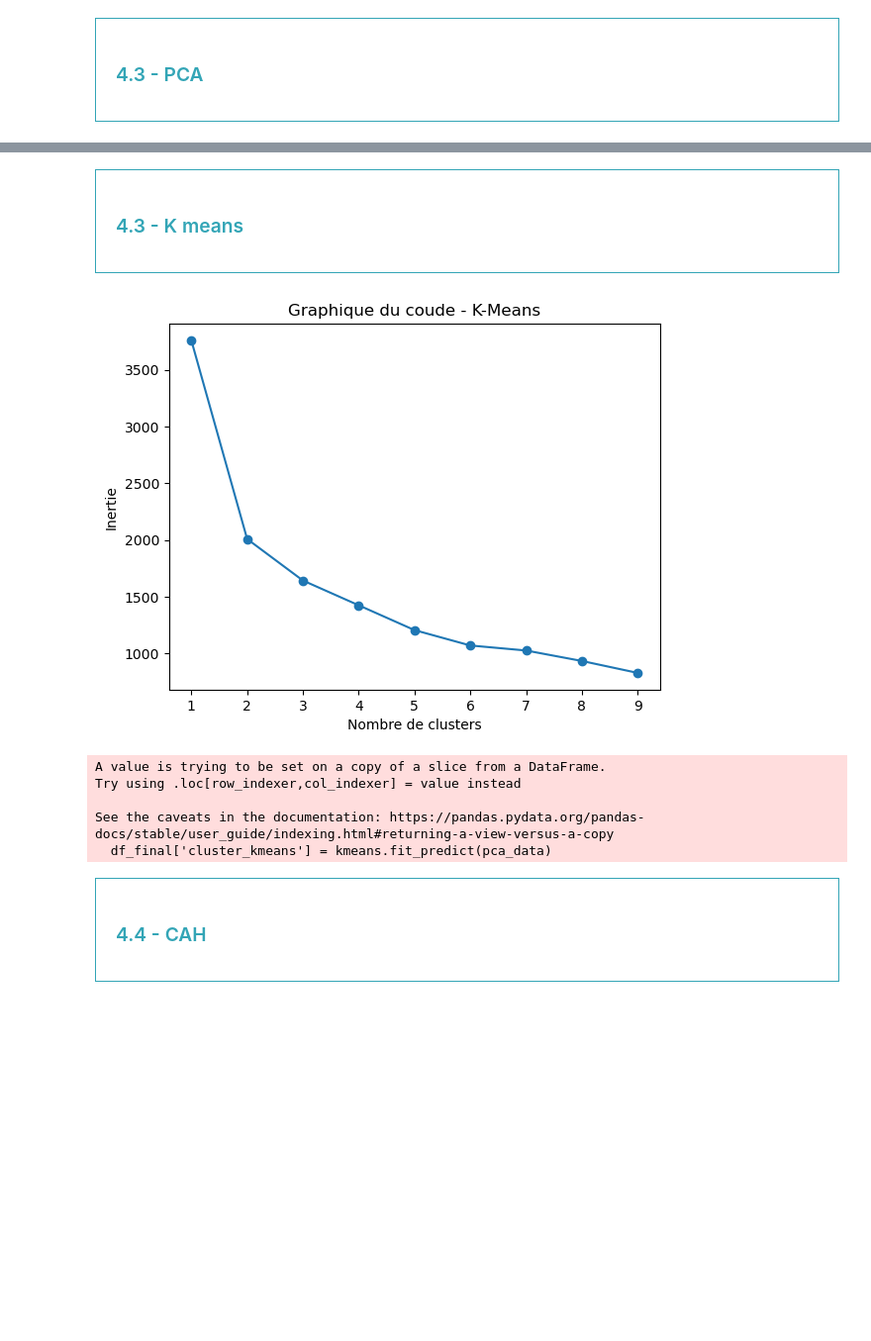
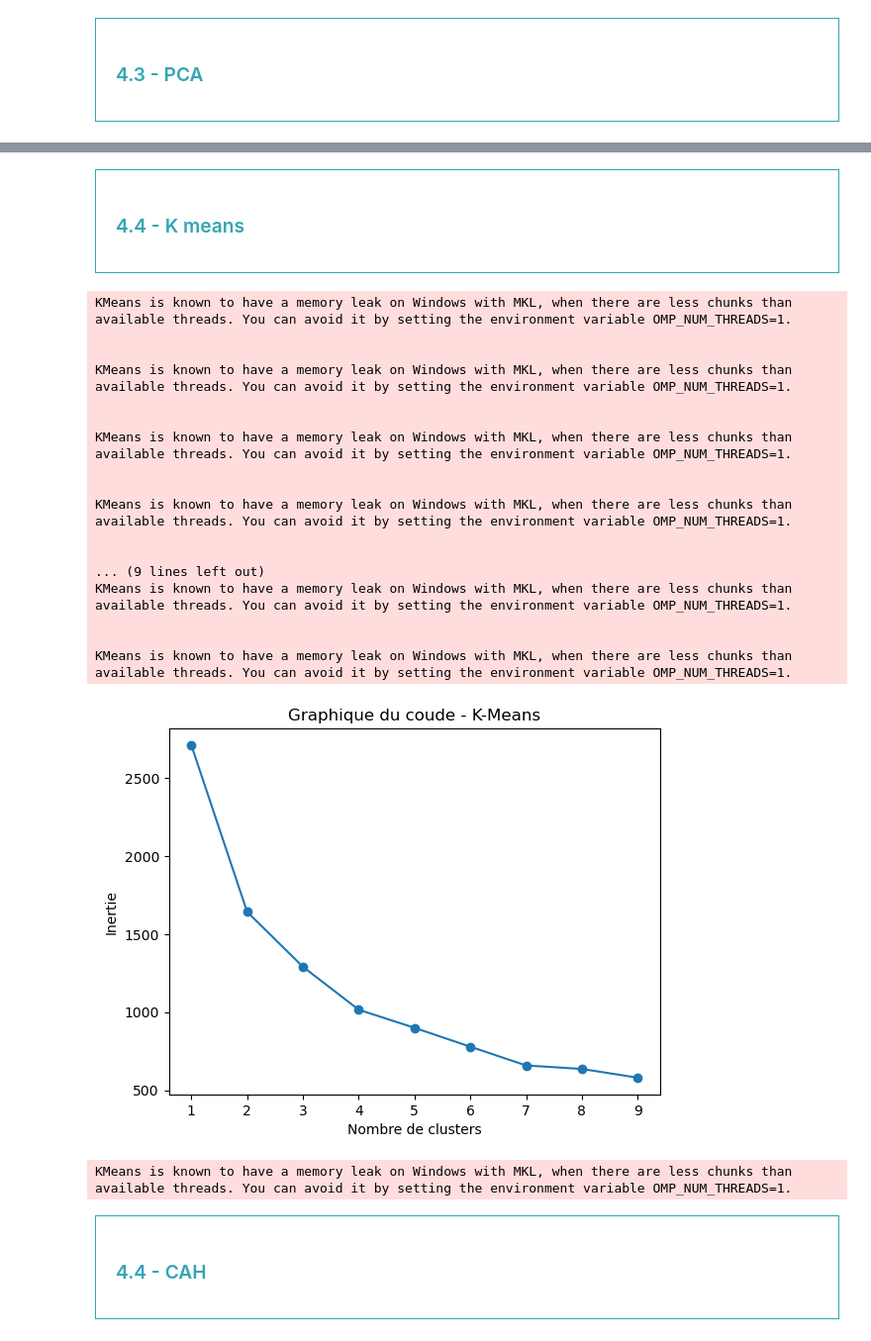
Before and after one commit to obenmaha/BioPoultryMarketAnalysis, a Jupyter notebook: Notebook.ipynb, the cells around one changed output, grey strips where cells are left out. Shown at 99% size. Saved outputs shown, nothing was run; the diff lists cells and outputs as text; code cells hidden in the pictures; blank space fills up the shorter version.

```diff
--- a/Notebook.ipynb
+++ b/Notebook.ipynb
@@ -635,0 +729,13 @@ df_final_scaled.head()
+# %%
+# Appliquer StandardScaler sur les colonnes numériques
+scaler = StandardScaler()
+scaled_data = scaler.fit_transform(df_yeo_johnson)
+
+# Convertir les données standardisées en DataFrame
+scaled_df = pd.DataFrame(scaled_data, columns=df_yeo_johnson.columns)
+
+# Concaténer les colonnes non numériques avec les colonnes standardisées
+df_final_scaled = pd.concat([scaled_df, df_final[df_pays].reset_index(drop=True)], axis=1)
+
+# Résultat : df_final_scaled contient les colonnes numériques standardisées et les colonnes non numériques inchangées
+df_final_scaled.head()
@@ -652,6 +766,6 @@ plt.show()
 # %%
 # 2. Appliquer PCA
-pca = PCA(n_components=2)
+pca = PCA(n_components=4)
 pca_data = pca.fit_transform(scaled_data)
 # %%
 print(pca.explained_variance_ratio_)
@@ -671,34 +862,47 @@ print(pca.components_)
 # %% [markdown]
 <div style="border: 1px solid RGB(51,165,182);" >
-<h3 style="margin: auto; padding: 20px; color: RGB(51,165,182); ">4.3 - K means</h3>
+<h3 style="margin: auto; padding: 20px; color: RGB(51,165,182); ">4.4 - K means</h3>
 </div>
 # %%
 # Calculer l'inertie pour plusieurs valeurs de k (nombre de clusters)
 inertias = []
 K_range = range(1, 10)  # On teste pour 1 à 10 clusters
 for k in K_range:
     kmeans = KMeans(n_clusters=k)
-    kmeans.fit(scaled_data)
+    kmeans.fit(pca_data)
     inertias.append(kmeans.inertia_)
 
 # Graphique du coude (Inertie vs nombre de clusters)
 plt.plot(K_range, inertias, marker='o')
 plt.title('Graphique du coude - K-Means')
 plt.xlabel('Nombre de clusters')
 plt.ylabel('Inertie')
 plt.show()
 # %% [output]
+KMeans is known to have a memory leak on Windows with MKL, when there are less chunks than available threads. You can avoid it by setting the environment variable OMP_NUM_THREADS=1.
+
+
+KMeans is known to have a memory leak on Windows with MKL, when there are less chunks than available threads. You can avoid it by setting the environment variable OMP_NUM_THREADS=1.
+
+
+KMeans is known to have a memory leak on Windows with MKL, when there are less chunks than available threads. You can avoid it by setting the environment variable OMP_NUM_THREADS=1.
+
+
+KMeans is known to have a memory leak on Windows with MKL, when there are less chunks than available threads. You can avoid it by setting the environment variable OMP_NUM_THREADS=1.
+
+
+... (9 lines left out)
+KMeans is known to have a memory leak on Windows with MKL, when there are less chunks than available threads. You can avoid it by setting the environment variable OMP_NUM_THREADS=1.
+
+
+KMeans is known to have a memory leak on Windows with MKL, when there are less chunks than available threads. You can avoid it by setting the environment variable OMP_NUM_THREADS=1.
-[figure, old version]
+[figure, new version]
 # %%
 # 3. Appliquer K-Means sur les données réduites
-kmeans = KMeans(n_clusters=2)
-df_final['cluster_kmeans'] = kmeans.fit_predict(pca_data)
+kmeans = KMeans(n_clusters=4)
+df_final_scaled['cluster_kmeans'] = kmeans.fit_predict(scaled_data)
 # %% [output]
-A value is trying to be set on a copy of a slice from a DataFrame.
-Try using .loc[row_indexer,col_indexer] = value instead
-
-See the caveats in the documentation: https://pandas.pydata.org/pandas-docs/stable/user_guide/indexing.html#returning-a-view-versus-a-copy
-  df_final['cluster_kmeans'] = kmeans.fit_predict(pca_data)
+KMeans is known to have a memory leak on Windows with MKL, when there are less chunks than available threads. You can avoid it by setting the environment variable OMP_NUM_THREADS=1.
 # %% [markdown]
 <div style="border: 1px solid RGB(51,165,182);" >
 <h3 style="margin: auto; padding: 20px; color: RGB(51,165,182); ">4.4 - CAH</h3>
```
Also changed, not shown: parts of 39 cells of this notebook, 1 other file.
